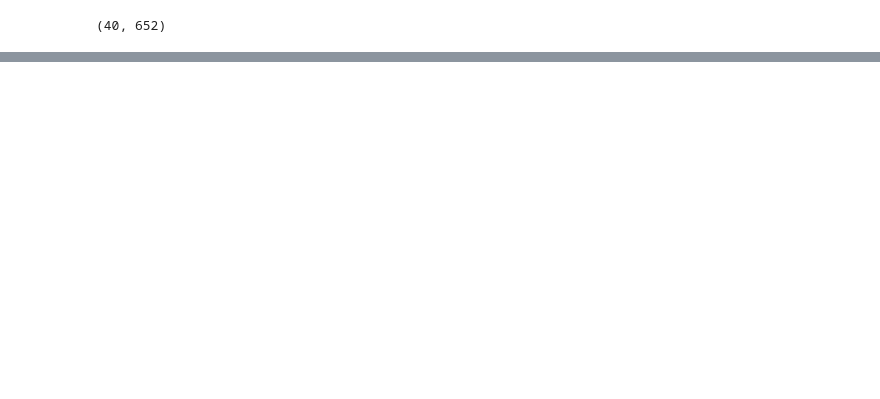
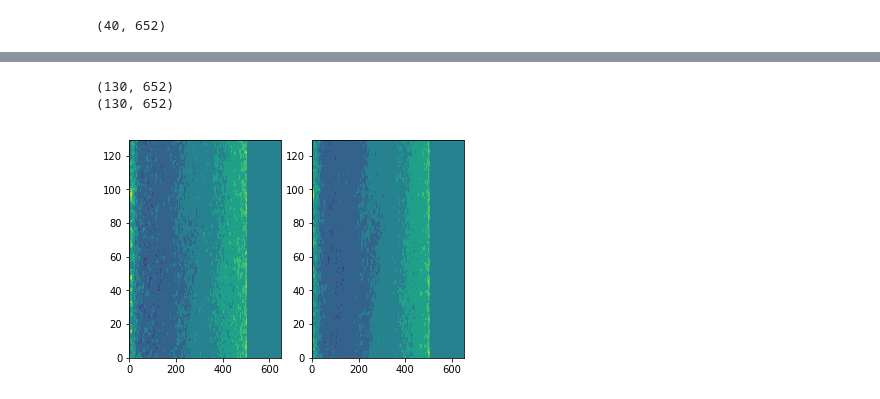
Before and after one commit to mikeg64/trismp-nrassh, a Jupyter notebook: run/load-simpleplot.ipynb, the cells around one changed output, grey strips where cells are left out. Drawn from its saved outputs; the diff is of its cells as text; code cells hidden in the pictures; blank space fills up the shorter version.

```diff
--- a/run/load-simpleplot.ipynb
+++ b/run/load-simpleplot.ipynb
@@ -198,0 +200,26 @@ ax4[1][1].contourf(rhoavit)
+# %%
+it=5
+f1=d[it]['v3xi']
+f2=d[it]['v3x']
+#print(min(f1),max(f1))
+#print(min(f2),max(f2))
+#
+# Plot density field
+#
+fig5,ax5 = pyplot.subplots(1,2,num=1)
+
+
+
+print(np.shape(f1))
+print(np.shape(f2))
+ax5[0].contourf(f1)
+ax5[1].contourf(f2)
+
+#ax5[0].plot(f1[65,:])
+#ax5[1].plot(f2[65,:])
+
+pyplot.show()
+# %% [output]
+(130, 652)
+(130, 652)
+[figure, added]
```
Also changed, not shown: parts of 9 cells of this notebook.
